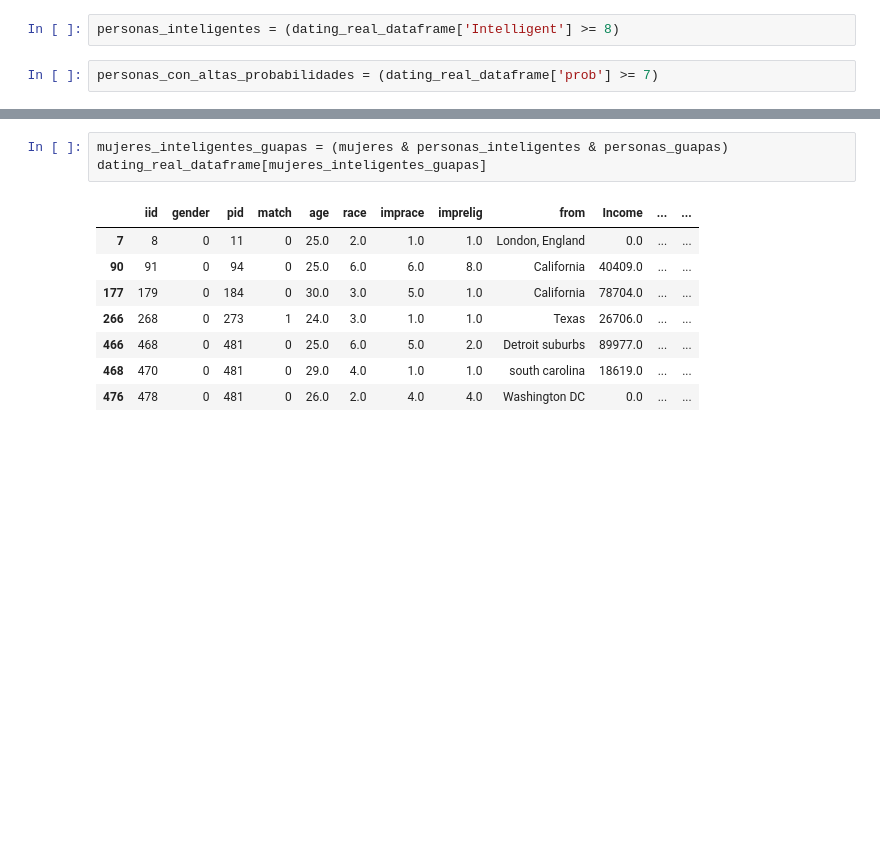
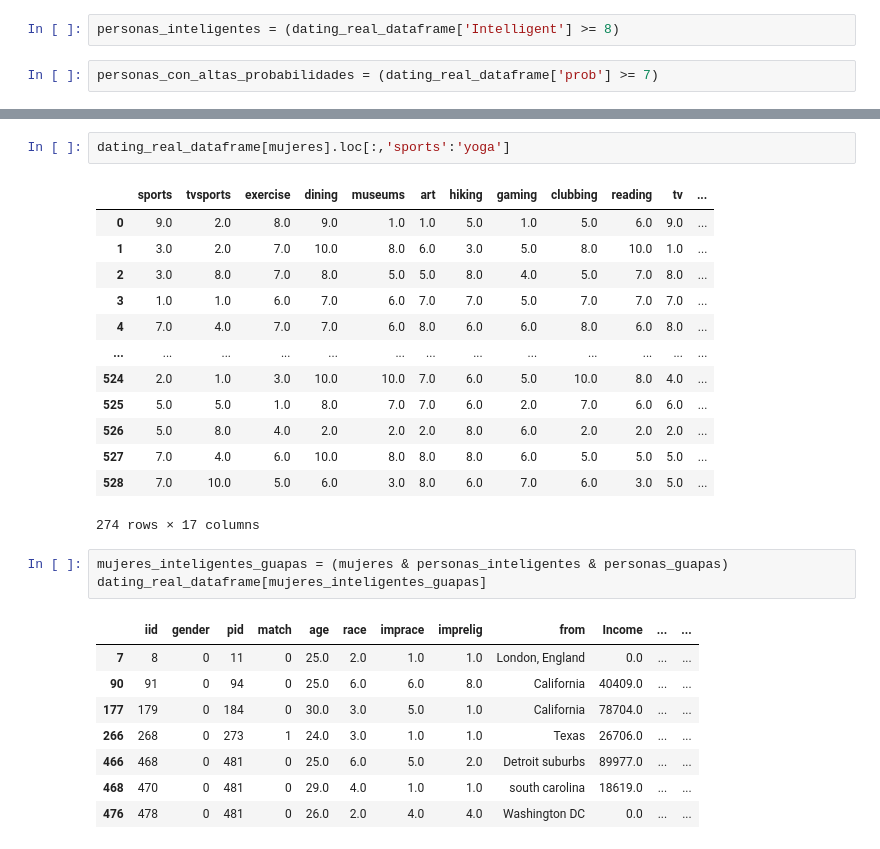
Before and after one commit to unmetro/PrograCienciasDeDatos, a Jupyter notebook: ProyectoProgra/Proyecto_progra.ipynb, the cells around one changed output, grey strips where cells are left out. Drawn from its saved outputs; the diff is of its cells as text; blank space fills up the shorter version.

```diff
--- a/ProyectoProgra/Proyecto_progra.ipynb
+++ b/ProyectoProgra/Proyecto_progra.ipynb
@@ -240,3 +255,19 @@ dating_real_dataframe[personas_con_altas_probabilidades].loc[:,'sports':'yoga']
+# %%
+dating_real_dataframe[mujeres].loc[:,'sports':'yoga']
+# %% [output]
+|  | sports | tvsports | exercise | dining | museums | art | hiking | gaming | clubbing | reading | tv | ... |
+| 0 | 9.0 | 2.0 | 8.0 | 9.0 | 1.0 | 1.0 | 5.0 | 1.0 | 5.0 | 6.0 | 9.0 | ... |
+| 1 | 3.0 | 2.0 | 7.0 | 10.0 | 8.0 | 6.0 | 3.0 | 5.0 | 8.0 | 10.0 | 1.0 | ... |
+| 2 | 3.0 | 8.0 | 7.0 | 8.0 | 5.0 | 5.0 | 8.0 | 4.0 | 5.0 | 7.0 | 8.0 | ... |
+| 3 | 1.0 | 1.0 | 6.0 | 7.0 | 6.0 | 7.0 | 7.0 | 5.0 | 7.0 | 7.0 | 7.0 | ... |
+| 4 | 7.0 | 4.0 | 7.0 | 7.0 | 6.0 | 8.0 | 6.0 | 6.0 | 8.0 | 6.0 | 8.0 | ... |
+| ... | ... | ... | ... | ... | ... | ... | ... | ... | ... | ... | ... | ... |
+| 524 | 2.0 | 1.0 | 3.0 | 10.0 | 10.0 | 7.0 | 6.0 | 5.0 | 10.0 | 8.0 | 4.0 | ... |
+| 525 | 5.0 | 5.0 | 1.0 | 8.0 | 7.0 | 7.0 | 6.0 | 2.0 | 7.0 | 6.0 | 6.0 | ... |
+| 526 | 5.0 | 8.0 | 4.0 | 2.0 | 2.0 | 2.0 | 8.0 | 6.0 | 2.0 | 2.0 | 2.0 | ... |
+| 527 | 7.0 | 4.0 | 6.0 | 10.0 | 8.0 | 8.0 | 8.0 | 6.0 | 5.0 | 5.0 | 5.0 | ... |
+| 528 | 7.0 | 10.0 | 5.0 | 6.0 | 3.0 | 8.0 | 6.0 | 7.0 | 6.0 | 3.0 | 5.0 | ... |
+274 rows × 17 columns
 # %%
 mujeres_inteligentes_guapas = (mujeres & personas_inteligentes & personas_guapas)
 dating_real_dataframe[mujeres_inteligentes_guapas]
```
Also changed, not shown: parts of 3 cells of this notebook.
